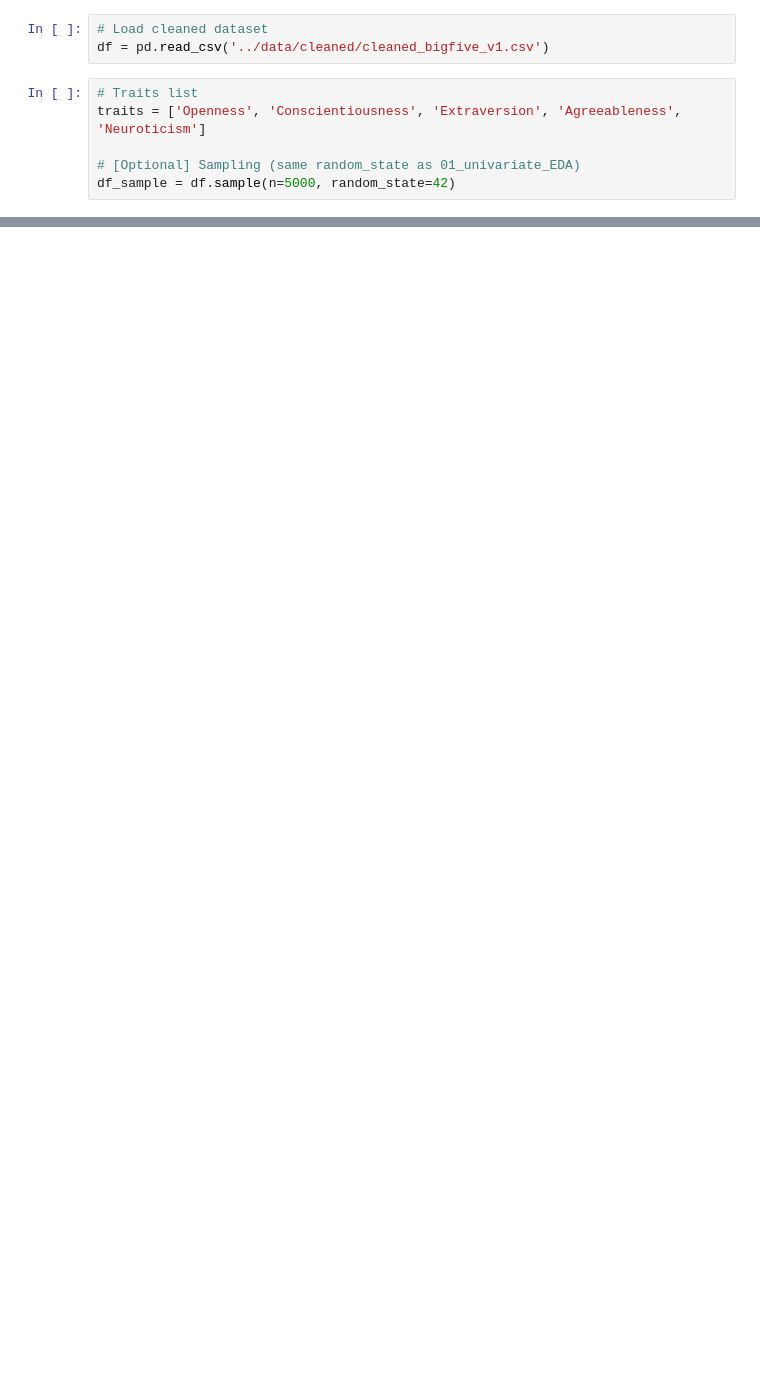
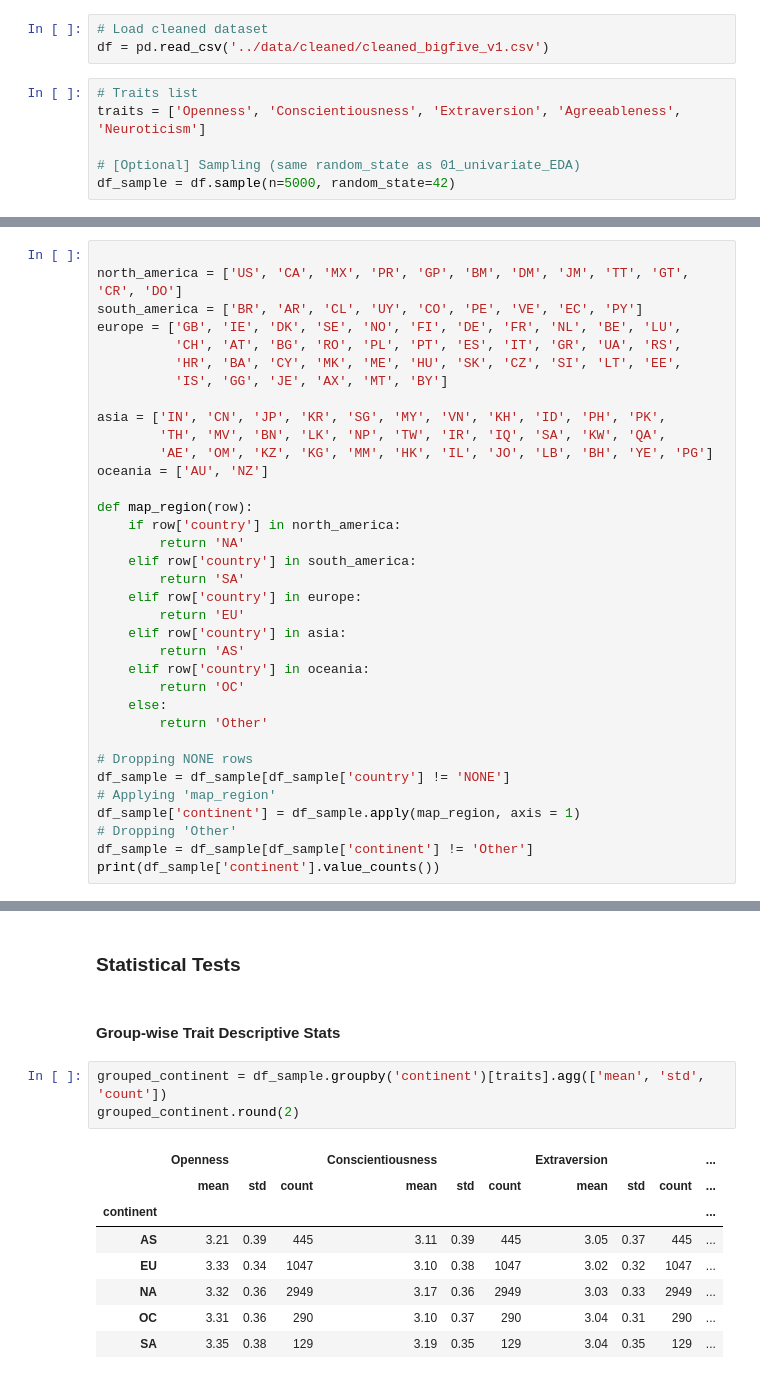
Before and after one commit to h364lee/bigfive_data_explore, a Jupyter notebook: notebooks/02_group_comparison.ipynb, the cells around one changed output, grey strips where cells are left out. Saved outputs shown, nothing was run; the diff lists cells and outputs as text; blank space fills up the shorter version.

```diff
--- a/notebooks/02_group_comparison.ipynb
+++ b/notebooks/02_group_comparison.ipynb
@@ -67,0 +153,35 @@ df_sample = df.sample(n=5000, random_state=42)
+# %%
+
+north_america = ['US', 'CA', 'MX', 'PR', 'GP', 'BM', 'DM', 'JM', 'TT', 'GT', 'CR', 'DO']
+south_america = ['BR', 'AR', 'CL', 'UY', 'CO', 'PE', 'VE', 'EC', 'PY']
+europe = ['GB', 'IE', 'DK', 'SE', 'NO', 'FI', 'DE', 'FR', 'NL', 'BE', 'LU',
+          'CH', 'AT', 'BG', 'RO', 'PL', 'PT', 'ES', 'IT', 'GR', 'UA', 'RS',
+          'HR', 'BA', 'CY', 'MK', 'ME', 'HU', 'SK', 'CZ', 'SI', 'LT', 'EE',
+          'IS', 'GG', 'JE', 'AX', 'MT', 'BY']
+
+asia = ['IN', 'CN', 'JP', 'KR', 'SG', 'MY', 'VN', 'KH', 'ID', 'PH', 'PK',
+        'TH', 'MV', 'BN', 'LK', 'NP', 'TW', 'IR', 'IQ', 'SA', 'KW', 'QA',
+        'AE', 'OM', 'KZ', 'KG', 'MM', 'HK', 'IL', 'JO', 'LB', 'BH', 'YE', 'PG']
+oceania = ['AU', 'NZ']
+
+def map_region(row):
+    if row['country'] in north_america:
+        return 'NA'
+    elif row['country'] in south_america:
+        return 'SA'
+    elif row['country'] in europe:
+        return 'EU'
+    elif row['country'] in asia:
+        return 'AS'
+    elif row['country'] in oceania:
+        return 'OC'
+    else:
+        return 'Other'
+
+# Dropping NONE rows
+df_sample = df_sample[df_sample['country'] != 'NONE']
+# Applying 'map_region'
+df_sample['continent'] = df_sample.apply(map_region, axis = 1)
+# Dropping 'Other'
+df_sample = df_sample[df_sample['continent'] != 'Other']
+print(df_sample['continent'].value_counts())
@@ -67,0 +200,16 @@ df_sample = df.sample(n=5000, random_state=42)
+# %% [markdown]
+### Statistical Tests
+# %% [markdown]
+#### Group-wise Trait Descriptive Stats
+# %%
+grouped_continent = df_sample.groupby('continent')[traits].agg(['mean', 'std', 'count'])
+grouped_continent.round(2)
+# %% [output]
+|  | Openness |  |  | Conscientiousness |  |  | Extraversion |  |  | ... |
+|  | mean | std | count | mean | std | count | mean | std | count | ... |
+| continent |  |  |  |  |  |  |  |  |  | ... |
+| AS | 3.21 | 0.39 | 445 | 3.11 | 0.39 | 445 | 3.05 | 0.37 | 445 | ... |
+| EU | 3.33 | 0.34 | 1047 | 3.10 | 0.38 | 1047 | 3.02 | 0.32 | 1047 | ... |
+| NA | 3.32 | 0.36 | 2949 | 3.17 | 0.36 | 2949 | 3.03 | 0.33 | 2949 | ... |
+| OC | 3.31 | 0.36 | 290 | 3.10 | 0.37 | 290 | 3.04 | 0.31 | 290 | ... |
+| SA | 3.35 | 0.38 | 129 | 3.19 | 0.35 | 129 | 3.04 | 0.35 | 129 | ... |
```
Also changed, not shown: parts of 29 cells of this notebook, 3 other files.
